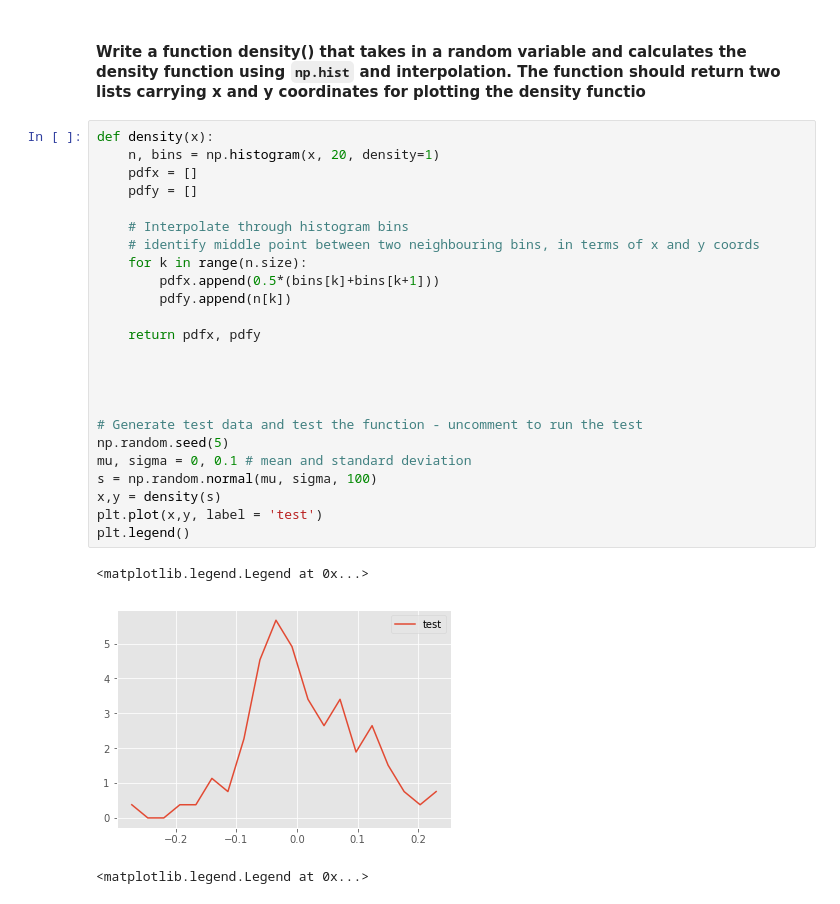
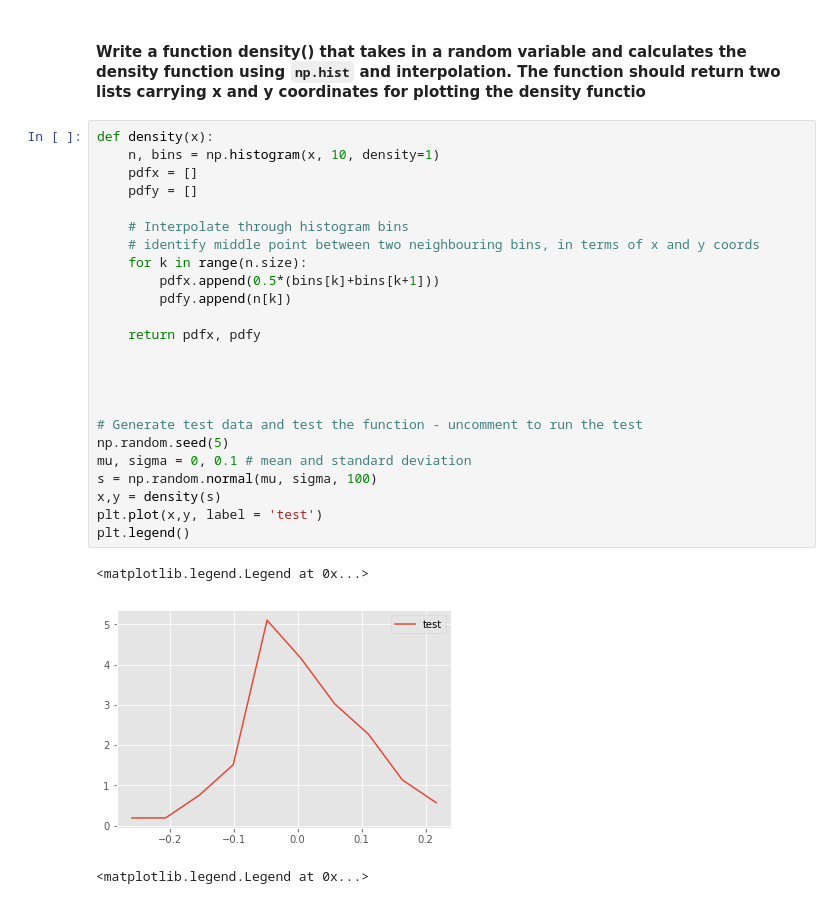
Before and after one commit to byeretzian/dsc-0-09-11-distributions-pdf-lab-online-ds-sp-000, a Jupyter notebook: index.ipynb, the cells around one changed output. Drawn from its saved outputs; the diff is of its cells as text.

```diff
--- a/index.ipynb
+++ b/index.ipynb
@@ -78,31 +78,31 @@ female_df.Height.plot.hist(bins = 20, normed=True, label = 'Normalized histogram
 #### Write a function density() that takes in a random variable and calculates the density function using `np.hist` and interpolation. The function should return two lists carrying x and y coordinates for plotting the density functio
 # %%
 def density(x):
-    n, bins = np.histogram(x, 20, density=1)
+    n, bins = np.histogram(x, 10, density=1)
     pdfx = []
     pdfy = []
 
     # Interpolate through histogram bins
     # identify middle point between two neighbouring bins, in terms of x and y coords
     for k in range(n.size):
         pdfx.append(0.5*(bins[k]+bins[k+1]))
         pdfy.append(n[k])
 
     return pdfx, pdfy
 
 
 
 
 # Generate test data and test the function - uncomment to run the test
 np.random.seed(5)
 mu, sigma = 0, 0.1 # mean and standard deviation
 s = np.random.normal(mu, sigma, 100)
 x,y = density(s)
 plt.plot(x,y, label = 'test')
 plt.legend()
 # %% [output]
 <matplotlib.legend.Legend at 0x...>
-[figure, old version]
+[figure, new version]
 # %%
 # %% [output]
 <matplotlib.legend.Legend at 0x...>
```
